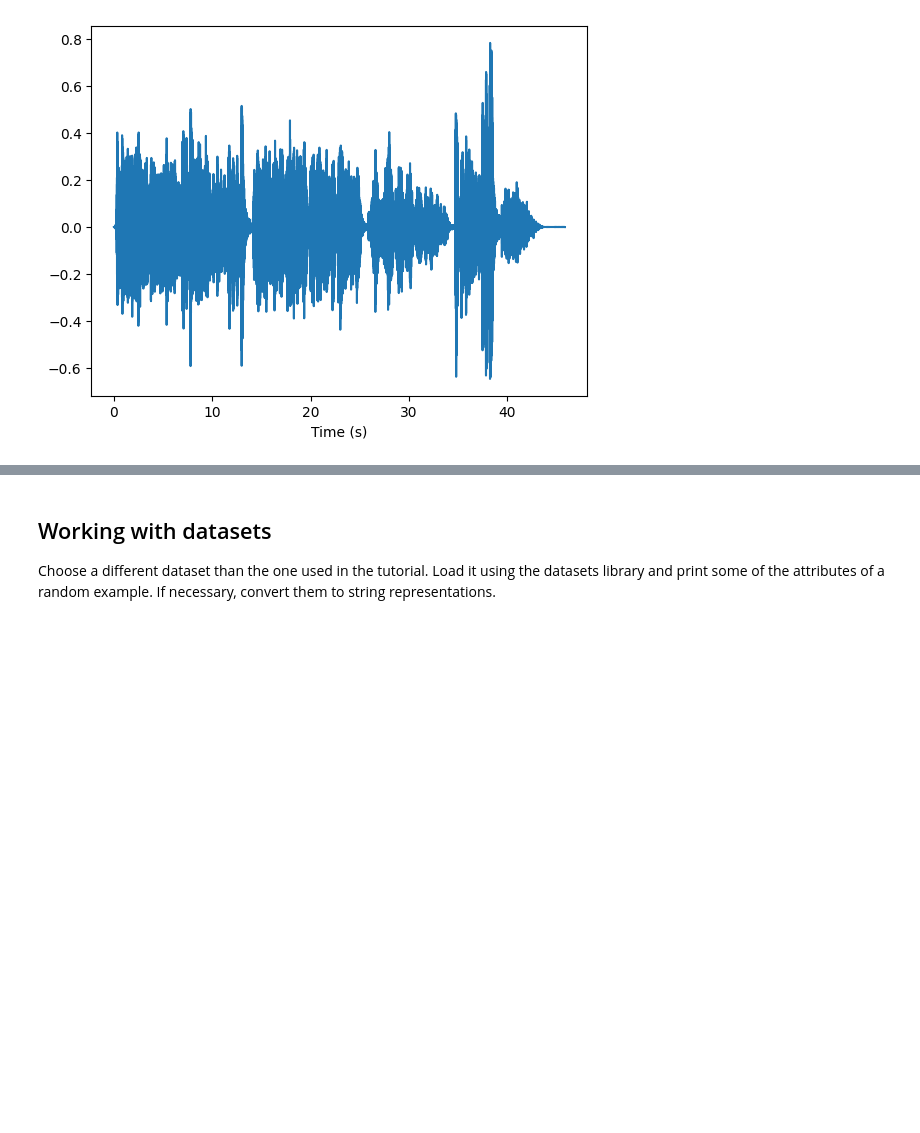
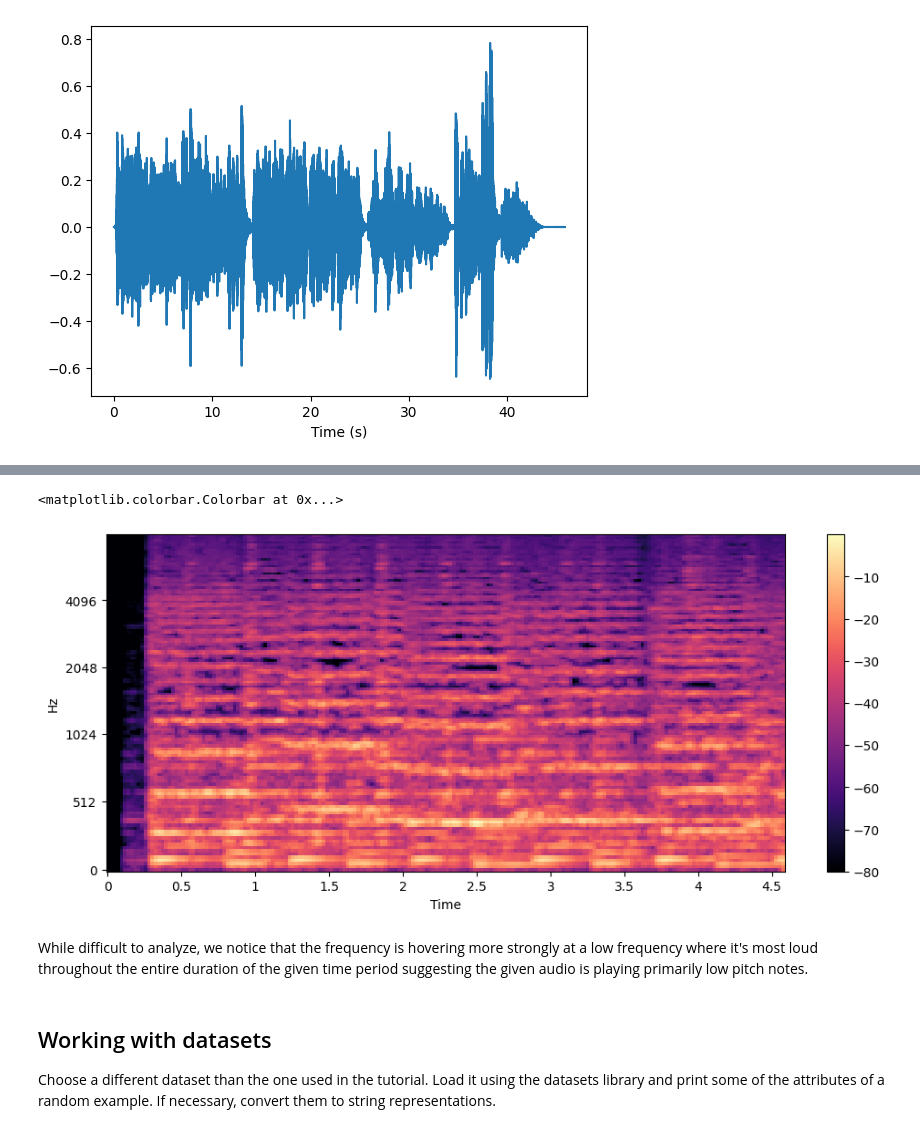
Before and after one commit to ShriPeru/intro-assignment-sp24, a Jupyter notebook: Assignments/assignment_unit1.ipynb, the cells around one changed output, grey strips where cells are left out. Drawn from its saved outputs; the diff is of its cells as text; code cells hidden in the pictures; blank space fills up the shorter version.

```diff
--- a/Assignments/assignment_unit1.ipynb
+++ b/Assignments/assignment_unit1.ipynb
@@ -50,3 +111,16 @@ plt.show()
+# %%
+#mel spectrogram for 1/10 of samples because graph to condensed
+S = librosa.feature.melspectrogram(y=array[:101088], sr=sampling_rate, n_mels=128, fmax=8000)
+S_dB = librosa.power_to_db(S, ref=np.max)
+
+plt.figure().set_figwidth(12)
+librosa.display.specshow(S_dB, x_axis="time", y_axis="mel", sr=sampling_rate, fmax=8000)
+plt.colorbar()
+# %% [output]
+<matplotlib.colorbar.Colorbar at 0x...>
+[figure, added]
+# %% [markdown]
+While difficult to analyze, we notice that the frequency is hovering more strongly at a low frequency where it's most loud throughout the entire duration of the given time period suggesting the given audio is playing primarily low pitch notes.
 # %% [markdown]
 ## Working with datasets
 
```
Also changed, not shown: parts of 10 cells of this notebook.
